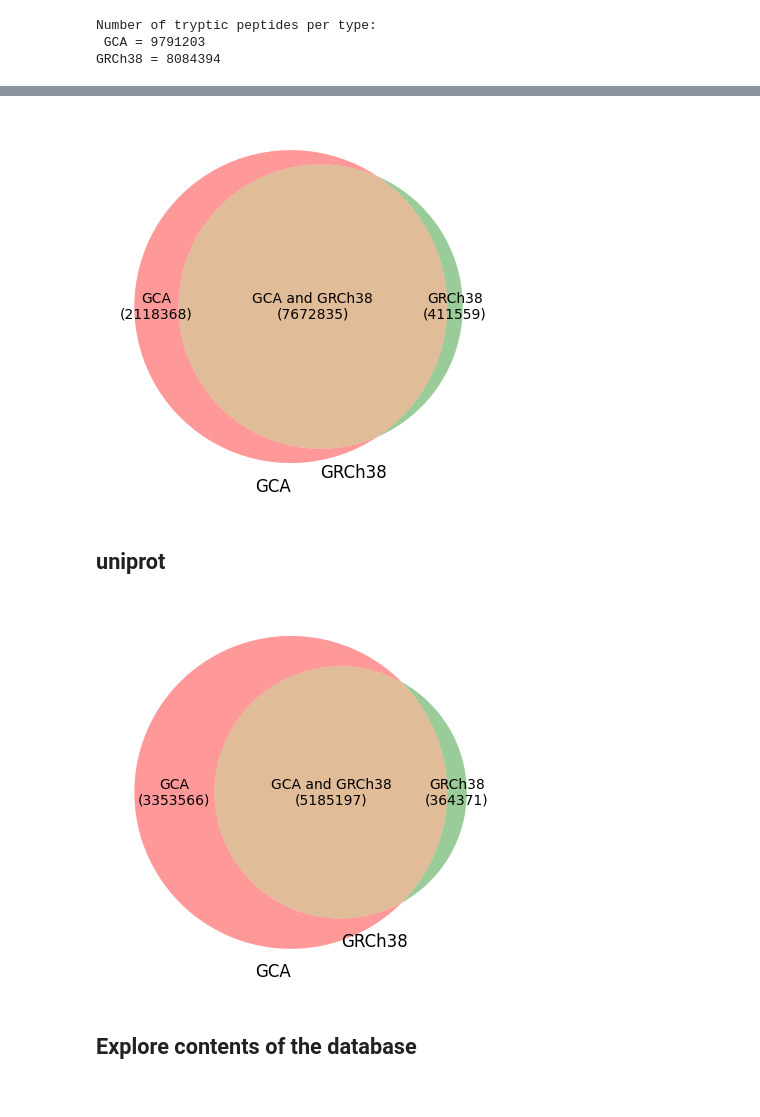
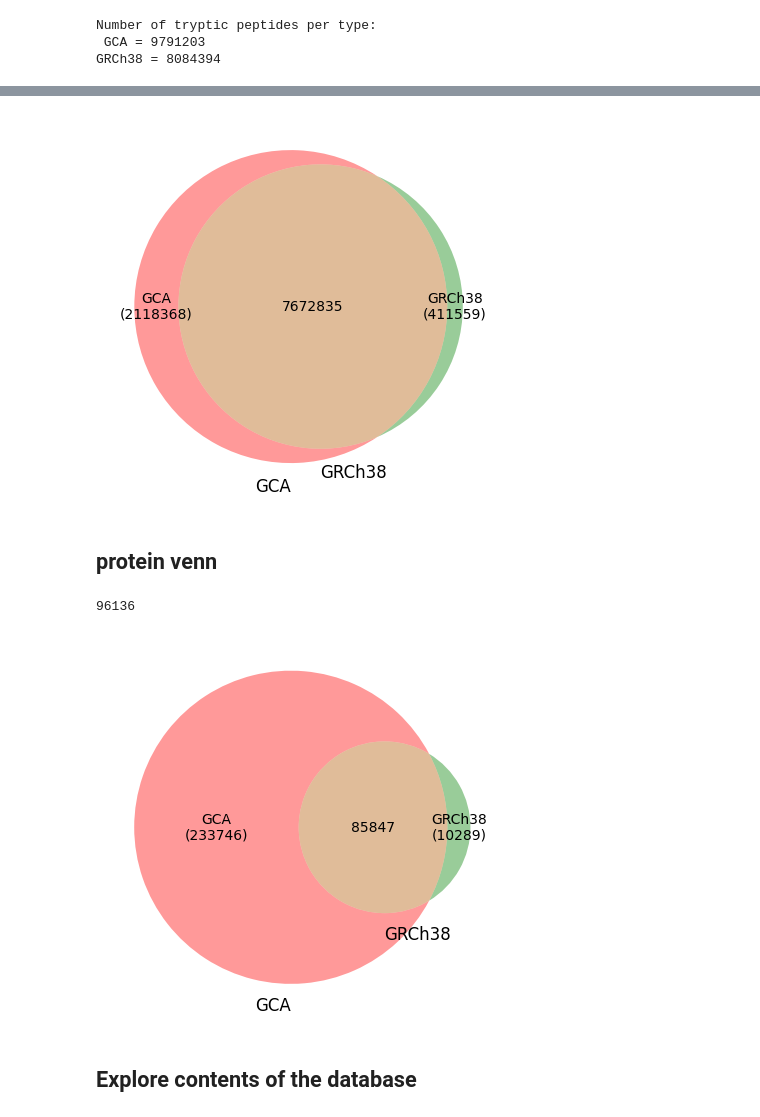
Before and after one commit to bigbio/pgt-pangenome, a Jupyter notebook: db_generation.ipynb, the cells around one changed output, grey strips where cells are left out. Drawn from its saved outputs; the diff is of its cells as text; code cells hidden in the pictures.

```diff
--- a/db_generation.ipynb
+++ b/db_generation.ipynb
@@ -288,14 +288,14 @@ venn = venn2(sets, set_labels=labels)
 
 venn.get_label_by_id('100').set_text(f'GCA\n({len(peptides["GCA"] - peptides["GRCh38"])})')
 venn.get_label_by_id('010').set_text(f'GRCh38\n({len(peptides["GRCh38"] - peptides["GCA"])})')
-venn.get_label_by_id('110').set_text(f'GCA and GRCh38\n({len(peptides["GCA"].intersection(peptides["GRCh38"]))})')
+venn.get_label_by_id('110').set_text(len(peptides["GCA"].intersection(peptides["GRCh38"])))
 
 plt.savefig('gen_peptide.svg', format='svg')
 plt.show()
 # %% [output]
-[figure, old version]
+[figure, new version]
 # %% [markdown]
-## uniprot
+## protein venn
 # %%
 def get_protein_set(protein_fasta):
     proteins = set()
@@ -303,6 +303,9 @@ def get_protein_set(protein_fasta):
         proteins.add(str(record.seq))
     return proteins
 
-GCA_proteins = get_protein_set(prot_dir+"/GCA_proteins_19Jul23.fa")
-GRCh38_proteins = get_protein_set(prot_dir+"/GRCh38_proteins_19Jul23.fa")
-proteins = {"GCA":GCA_proteins,"GRCh38":GRCh38_proteins}
+def get_protein_sets(protein_fastas):
+    proteins = set()
+    for protein_fasta in protein_fastas:
+        for record in SeqIO.parse(protein_fasta, 'fasta'):
+            proteins.add(str(record.seq))
+    return proteins
@@ -309,16 +316,24 @@ proteins = {"GCA":GCA_proteins,"GRCh38":GRCh38_proteins}
+# %%
+GCA_proteins = get_protein_sets(glob(prot_dir + '/Homo_sapiens-GCA_*-prots.fa'))
+GRCh38_proteins = get_protein_set(prot_dir+"/Homo_sapiens-GRCh38_ENS.110-20230422_ncrna-prots.fa")
+proteins = {"GCA":GCA_proteins,"GRCh38":GRCh38_proteins}
+# %%
+len(proteins2["GRCh38"])
+# %% [output]
+96136
 # %%
 labels = list(proteins.keys())
 sets = [set(proteins[x]) for x in proteins.keys()]
 venn = venn2(sets, set_labels=labels)
 
 venn.get_label_by_id('100').set_text(f'GCA\n({len(proteins["GCA"] - proteins["GRCh38"])})')
 venn.get_label_by_id('010').set_text(f'GRCh38\n({len(proteins["GRCh38"] - proteins["GCA"])})')
-venn.get_label_by_id('110').set_text(f'GCA and GRCh38\n({len(proteins["GCA"].intersection(proteins["GRCh38"]))})')
+venn.get_label_by_id('110').set_text(len(proteins["GCA"].intersection(proteins["GRCh38"])))
 
 plt.savefig('protein.svg', format='svg')
 plt.show()
 # %% [output]
-[figure, old version]
+[figure, new version]
 # %% [markdown]
 ## Explore contents of the database
 # %%
```
Also changed, not shown: parts of 3 cells of this notebook, 57 other files.
